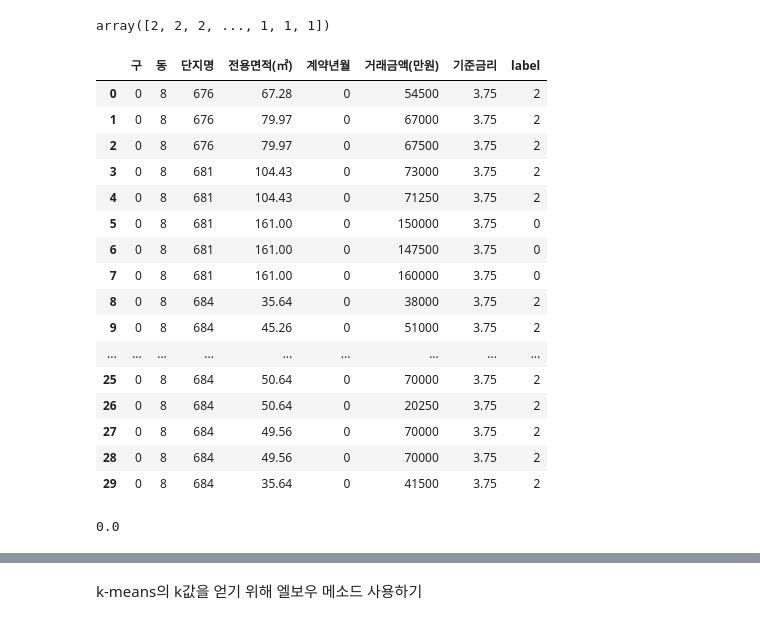
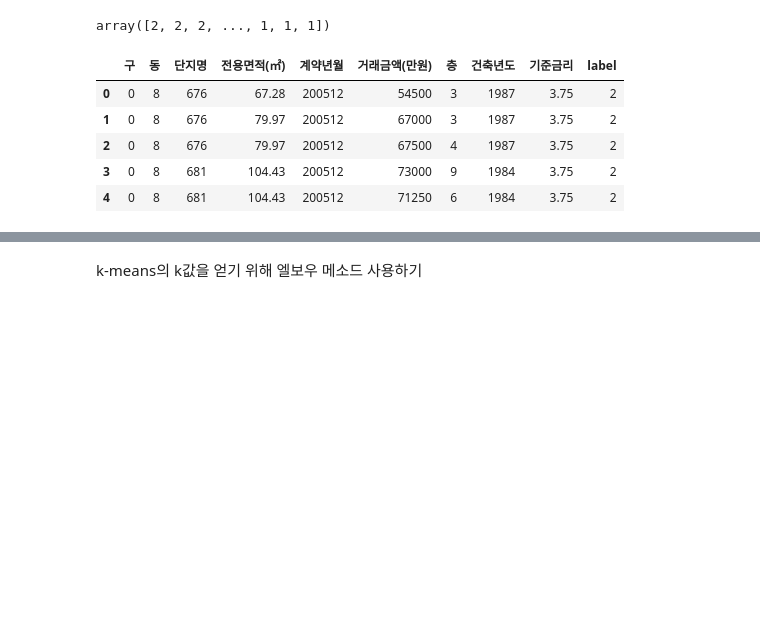
Before and after one commit to HyunahKim1111/himedia_jupyter_files, a Jupyter notebook: 나홀로연습03_부동산실거래.ipynb, the cells around one changed output, grey strips where cells are left out. Saved outputs shown, nothing was run; the diff lists cells and outputs as text; code cells hidden in the pictures; blank space fills up the shorter version.

```diff
--- a/나홀로연습03_부동산실거래.ipynb
+++ b/나홀로연습03_부동산실거래.ipynb
@@ -772,2 +888,0 @@ data.head()
-# %%
-data['계약년월'] = data['계약년월'].astype(str)
@@ -791,0 +911,4 @@ memory usage: 69.5+ MB
+# %%
+data['층'] = data['층'].astype(int)
+# %%
+data['건축년도'] = data['건축년도'].astype(int)
@@ -800,7 +943,7 @@ lb_ec = LabelEncoder()
 data['구'] = lb_ec.fit_transform(data['구'])
 data['동'] = lb_ec.fit_transform(data['동'])
 data['단지명'] = lb_ec.fit_transform(data['단지명'])
-data['계약년월'] = lb_ec.fit_transform(data['계약년월'])
+
 #print(lb_ec.classes_)
 # %%
 data.head(2)
@@ -1087,31 +1215,16 @@ result
 array([2, 2, 2, ..., 1, 1, 1])
 # %%
 data['label'] = result
-data.head(30)
+data.head()
 # %% [output]
-|  | 구 | 동 | 단지명 | 전용면적(㎡) | 계약년월 | 거래금액(만원) | 기준금리 | label |
-| 0 | 0 | 8 | 676 | 67.28 | 0 | 54500 | 3.75 | 2 |
-| 1 | 0 | 8 | 676 | 79.97 | 0 | 67000 | 3.75 | 2 |
-| 2 | 0 | 8 | 676 | 79.97 | 0 | 67500 | 3.75 | 2 |
-| 3 | 0 | 8 | 681 | 104.43 | 0 | 73000 | 3.75 | 2 |
-| 4 | 0 | 8 | 681 | 104.43 | 0 | 71250 | 3.75 | 2 |
-| 5 | 0 | 8 | 681 | 161.00 | 0 | 150000 | 3.75 | 0 |
-| 6 | 0 | 8 | 681 | 161.00 | 0 | 147500 | 3.75 | 0 |
-| 7 | 0 | 8 | 681 | 161.00 | 0 | 160000 | 3.75 | 0 |
-| 8 | 0 | 8 | 684 | 35.64 | 0 | 38000 | 3.75 | 2 |
-| 9 | 0 | 8 | 684 | 45.26 | 0 | 51000 | 3.75 | 2 |
-| ... | ... | ... | ... | ... | ... | ... | ... | ... |
-| 25 | 0 | 8 | 684 | 50.64 | 0 | 70000 | 3.75 | 2 |
-| 26 | 0 | 8 | 684 | 50.64 | 0 | 20250 | 3.75 | 2 |
-| 27 | 0 | 8 | 684 | 49.56 | 0 | 70000 | 3.75 | 2 |
-| 28 | 0 | 8 | 684 | 49.56 | 0 | 70000 | 3.75 | 2 |
-| 29 | 0 | 8 | 684 | 35.64 | 0 | 41500 | 3.75 | 2 |
+|  | 구 | 동 | 단지명 | 전용면적(㎡) | 계약년월 | 거래금액(만원) | 층 | 건축년도 | 기준금리 | label |
+| 0 | 0 | 8 | 676 | 67.28 | 200512 | 54500 | 3 | 1987 | 3.75 | 2 |
+| 1 | 0 | 8 | 676 | 79.97 | 200512 | 67000 | 3 | 1987 | 3.75 | 2 |
+| 2 | 0 | 8 | 676 | 79.97 | 200512 | 67500 | 4 | 1987 | 3.75 | 2 |
+| 3 | 0 | 8 | 681 | 104.43 | 200512 | 73000 | 9 | 1984 | 3.75 | 2 |
+| 4 | 0 | 8 | 681 | 104.43 | 200512 | 71250 | 6 | 1984 | 3.75 | 2 |
 # %%
 from sklearn.metrics import accuracy_score
-# %%
-print(accuracy_score(data['거래금액(만원)'], data['label']))
-# %% [output]
-0.0
 # %%
 data[data['label'] == 0].describe()
 # %% [output]
```
Also changed, not shown: parts of 69 cells of this notebook.
